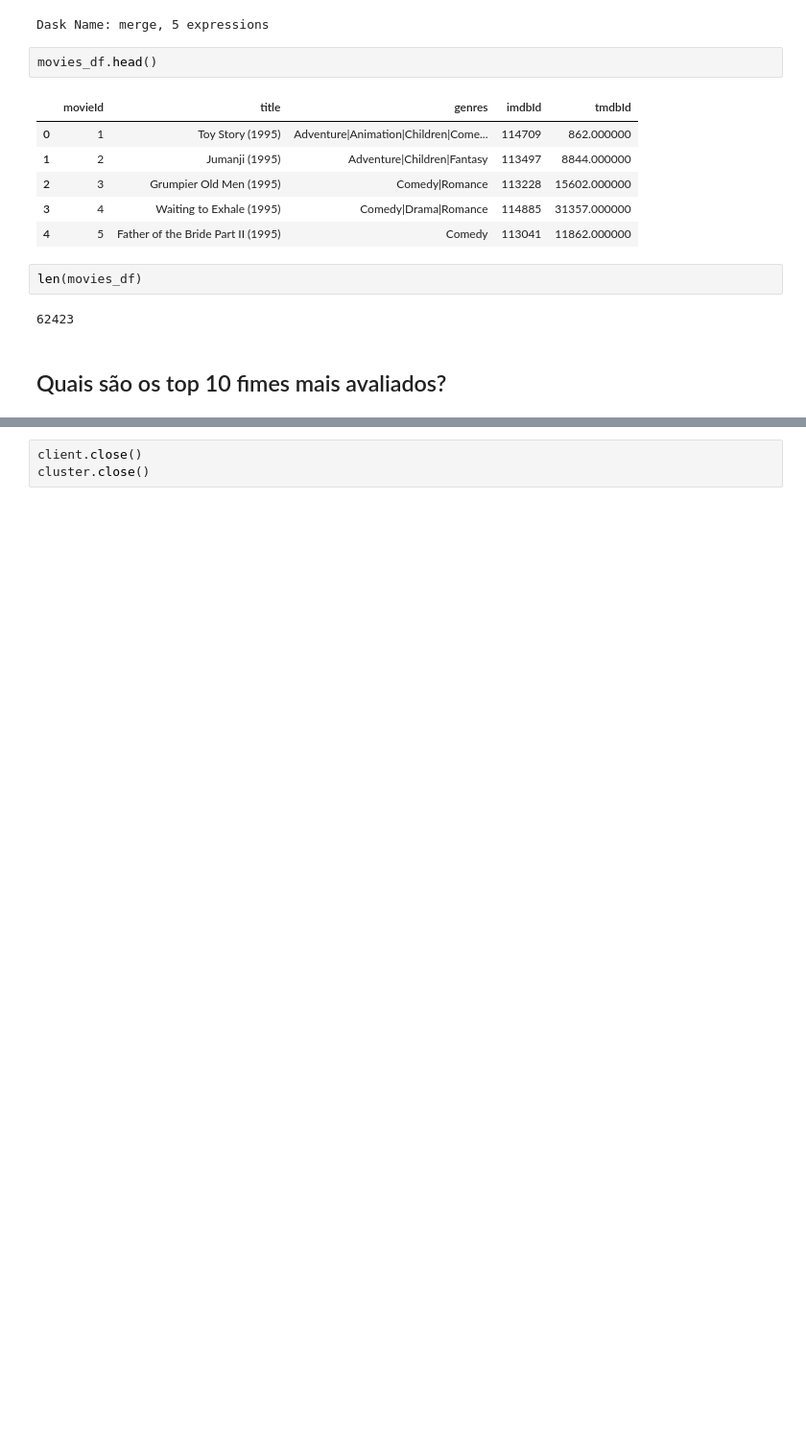
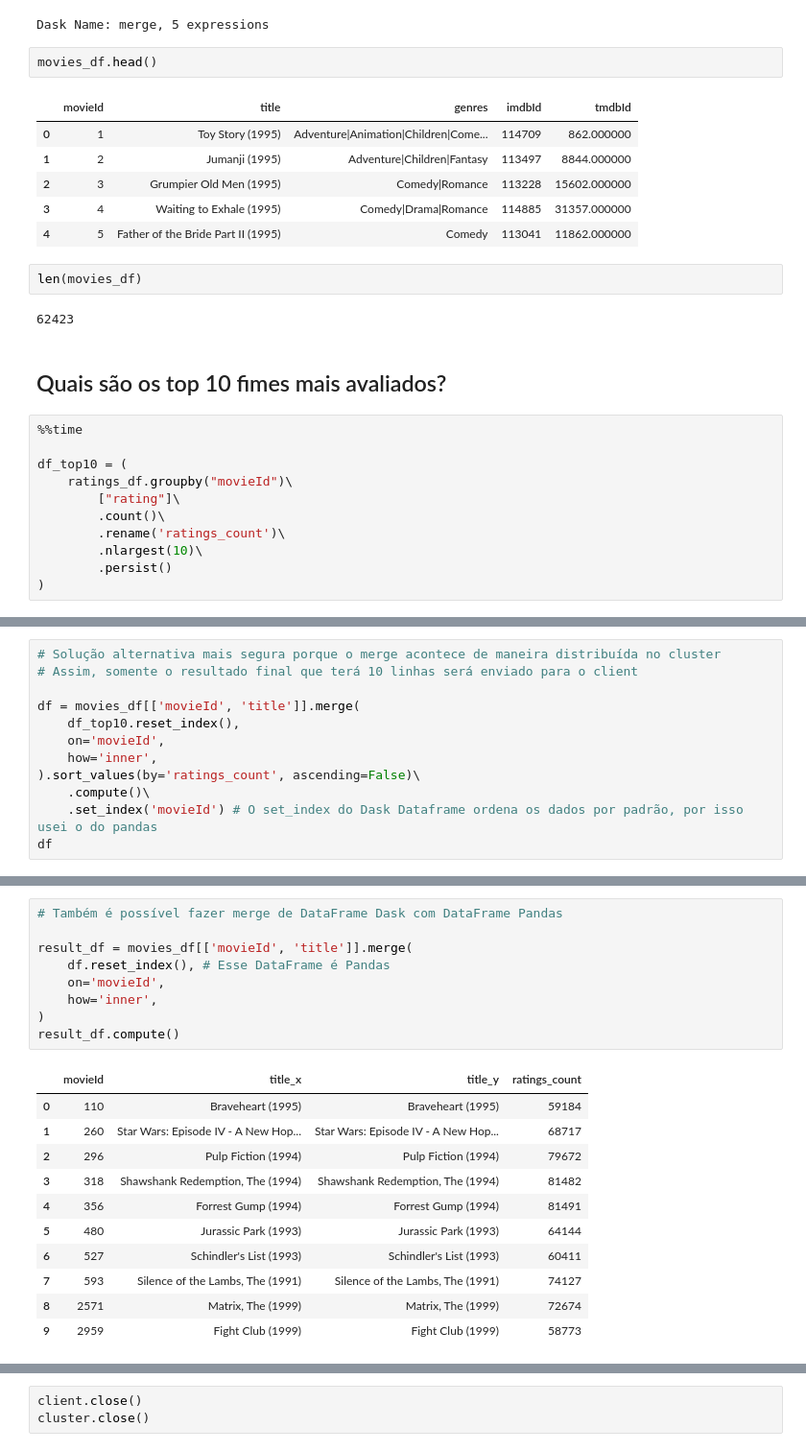
Before and after one commit to MGRB-CESAR-School/big_data, a Jupyter notebook: notebooks/02-movies/movies.ipynb, the cells around one changed output, grey strips where cells are left out. Shown: that part at 96% size. Cells and saved outputs as stored; diff of their text form; blank space fills up the shorter version.

Commit message:
Naotebook de movies

```diff
--- a/notebooks/02-movies/movies.ipynb
+++ b/notebooks/02-movies/movies.ipynb
@@ -315,3 +312,14 @@ len(movies_df)
 62423
 # %% [markdown]
 ## Quais são os top 10 fimes mais avaliados?
+# %%
+%%time
+
+df_top10 = (
+    ratings_df.groupby("movieId")\
+        ["rating"]\
+        .count()\
+        .rename('ratings_count')\
+        .nlargest(10)\
+        .persist()
+)
@@ -317,0 +397,12 @@ len(movies_df)
+# %%
+# Solução alternativa mais segura porque o merge acontece de maneira distribuída no cluster
+# Assim, somente o resultado final que terá 10 linhas será enviado para o client
+
+df = movies_df[['movieId', 'title']].merge(
+    df_top10.reset_index(),
+    on='movieId',
+    how='inner',
+).sort_values(by='ratings_count', ascending=False)\
+    .compute()\
+    .set_index('movieId') # O set_index do Dask Dataframe ordena os dados por padrão, por isso usei o do pandas
+df
@@ -317,0 +422,21 @@ len(movies_df)
+# %%
+# Também é possível fazer merge de DataFrame Dask com DataFrame Pandas
+
+result_df = movies_df[['movieId', 'title']].merge(
+    df.reset_index(), # Esse DataFrame é Pandas
+    on='movieId',
+    how='inner',
+)
+result_df.compute()
+# %% [output]
+|  | movieId | title_x | title_y | ratings_count |
+| 0 | 110 | Braveheart (1995) | Braveheart (1995) | 59184 |
+| 1 | 260 | Star Wars: Episode IV - A New Hop... | Star Wars: Episode IV - A New Hop... | 68717 |
+| 2 | 296 | Pulp Fiction (1994) | Pulp Fiction (1994) | 79672 |
+| 3 | 318 | Shawshank Redemption, The (1994) | Shawshank Redemption, The (1994) | 81482 |
+| 4 | 356 | Forrest Gump (1994) | Forrest Gump (1994) | 81491 |
+| 5 | 480 | Jurassic Park (1993) | Jurassic Park (1993) | 64144 |
+| 6 | 527 | Schindler's List (1993) | Schindler's List (1993) | 60411 |
+| 7 | 593 | Silence of the Lambs, The (1991) | Silence of the Lambs, The (1991) | 74127 |
+| 8 | 2571 | Matrix, The (1999) | Matrix, The (1999) | 72674 |
+| 9 | 2959 | Fight Club (1999) | Fight Club (1999) | 58773 |
```
Also changed, not shown: parts of 20 cells of this notebook.
